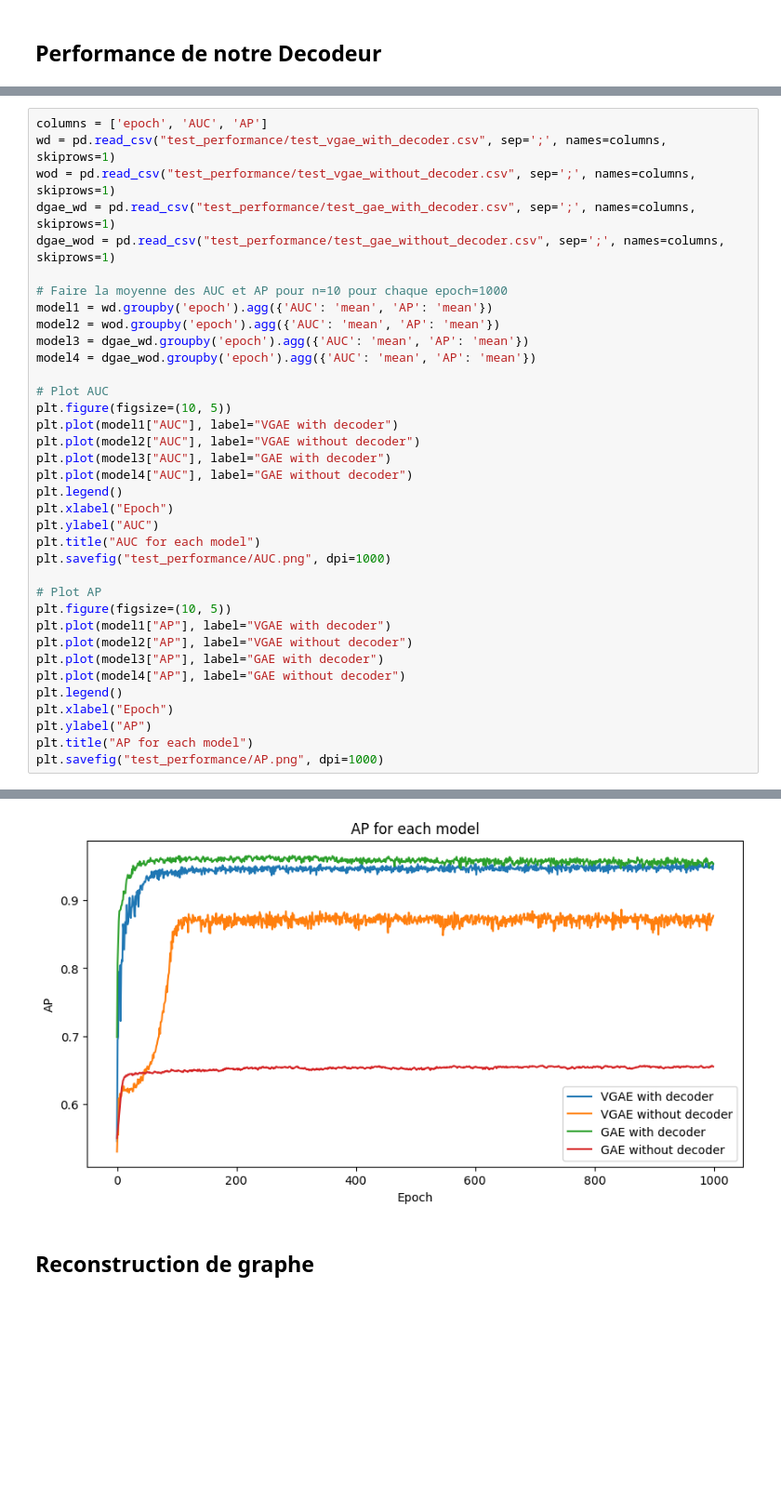
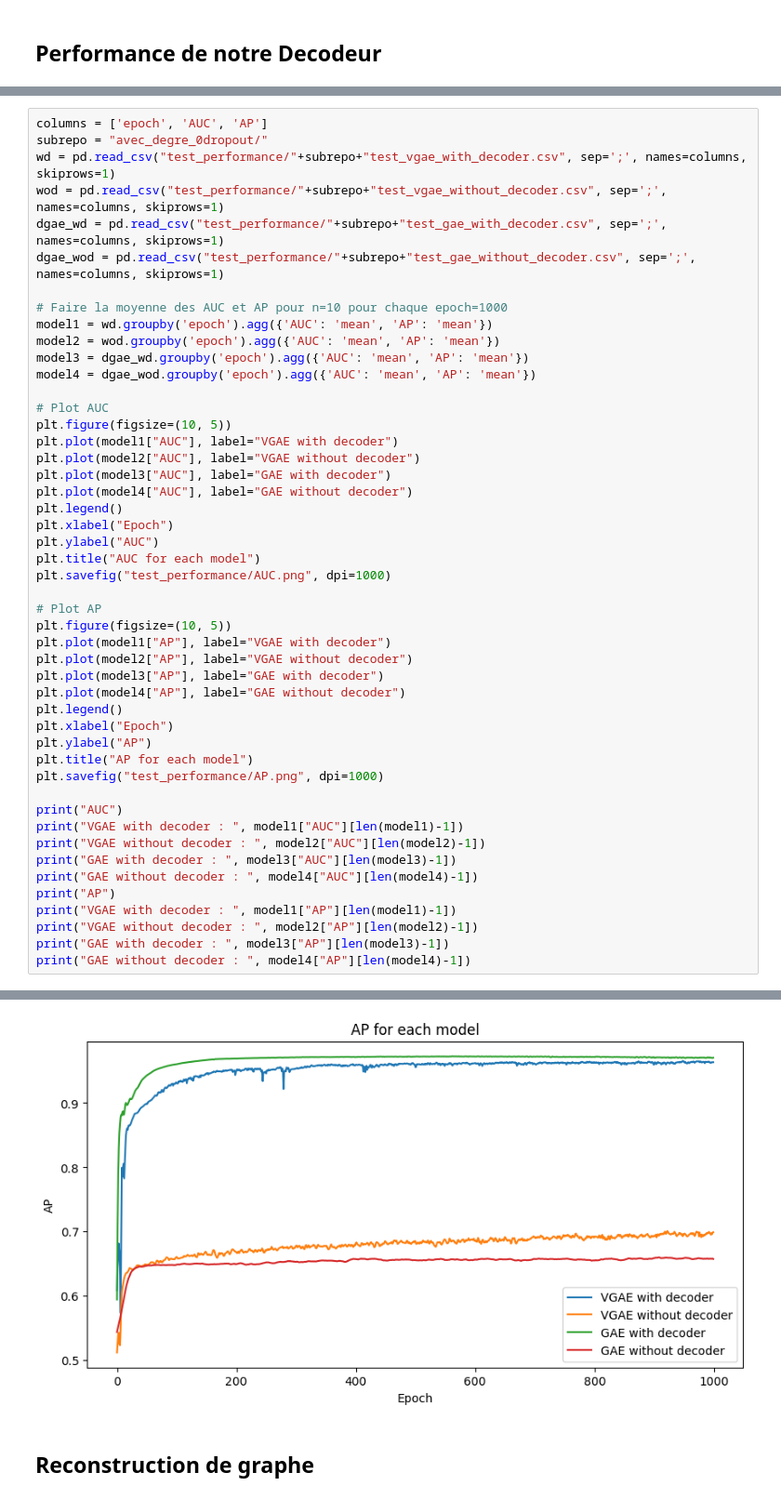
Before and after one commit to ajreckof/biml-gnn-projet, a Jupyter notebook: Projet.ipynb, the cells around one changed output, grey strips where cells are left out. Shown at 93% size. Drawn from its saved outputs; the diff is of its cells as text; blank space fills up the shorter version.

Commit message:
Nouveaux tests de performances

```diff
--- a/Projet.ipynb
+++ b/Projet.ipynb
@@ -258,9 +245,10 @@ n: 9 epoch: 999  :  (0.9580013765416427, 0.9545830436062319)
 # %%
 columns = ['epoch', 'AUC', 'AP']
-wd = pd.read_csv("test_performance/test_vgae_with_decoder.csv", sep=';', names=columns, skiprows=1)
-wod = pd.read_csv("test_performance/test_vgae_without_decoder.csv", sep=';', names=columns, skiprows=1)
-dgae_wd = pd.read_csv("test_performance/test_gae_with_decoder.csv", sep=';', names=columns, skiprows=1)
-dgae_wod = pd.read_csv("test_performance/test_gae_without_decoder.csv", sep=';', names=columns, skiprows=1)
+subrepo = "avec_degre_0dropout/"
+wd = pd.read_csv("test_performance/"+subrepo+"test_vgae_with_decoder.csv", sep=';', names=columns, skiprows=1)
+wod = pd.read_csv("test_performance/"+subrepo+"test_vgae_without_decoder.csv", sep=';', names=columns, skiprows=1)
+dgae_wd = pd.read_csv("test_performance/"+subrepo+"test_gae_with_decoder.csv", sep=';', names=columns, skiprows=1)
+dgae_wod = pd.read_csv("test_performance/"+subrepo+"test_gae_without_decoder.csv", sep=';', names=columns, skiprows=1)
 
 # Faire la moyenne des AUC et AP pour n=10 pour chaque epoch=1000
 model1 = wd.groupby('epoch').agg({'AUC': 'mean', 'AP': 'mean'})
@@ -291,4 +279,15 @@ plt.xlabel("Epoch")
 plt.ylabel("AP")
 plt.title("AP for each model")
 plt.savefig("test_performance/AP.png", dpi=1000)
+
+print("AUC")
+print("VGAE with decoder : ", model1["AUC"][len(model1)-1])
+print("VGAE without decoder : ", model2["AUC"][len(model2)-1])
+print("GAE with decoder : ", model3["AUC"][len(model3)-1])
+print("GAE without decoder : ", model4["AUC"][len(model4)-1])
+print("AP")
+print("VGAE with decoder : ", model1["AP"][len(model1)-1])
+print("VGAE without decoder : ", model2["AP"][len(model2)-1])
+print("GAE with decoder : ", model3["AP"][len(model3)-1])
+print("GAE without decoder : ", model4["AP"][len(model4)-1])
 # %% [output]
@@ -296,4 +305,4 @@ plt.savefig("test_performance/AP.png", dpi=1000)
-[figure, old version]
+[figure, new version]
 # %% [markdown]
 ## Reconstruction de graphe
 # %%
```
Also changed, not shown: parts of 4 cells of this notebook, 25 other files.
